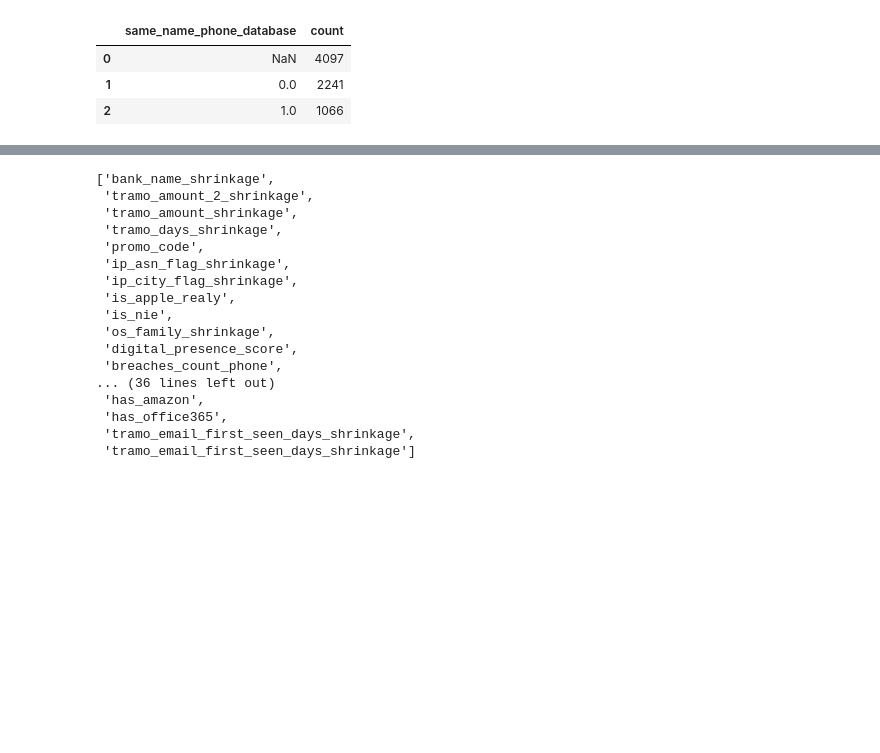
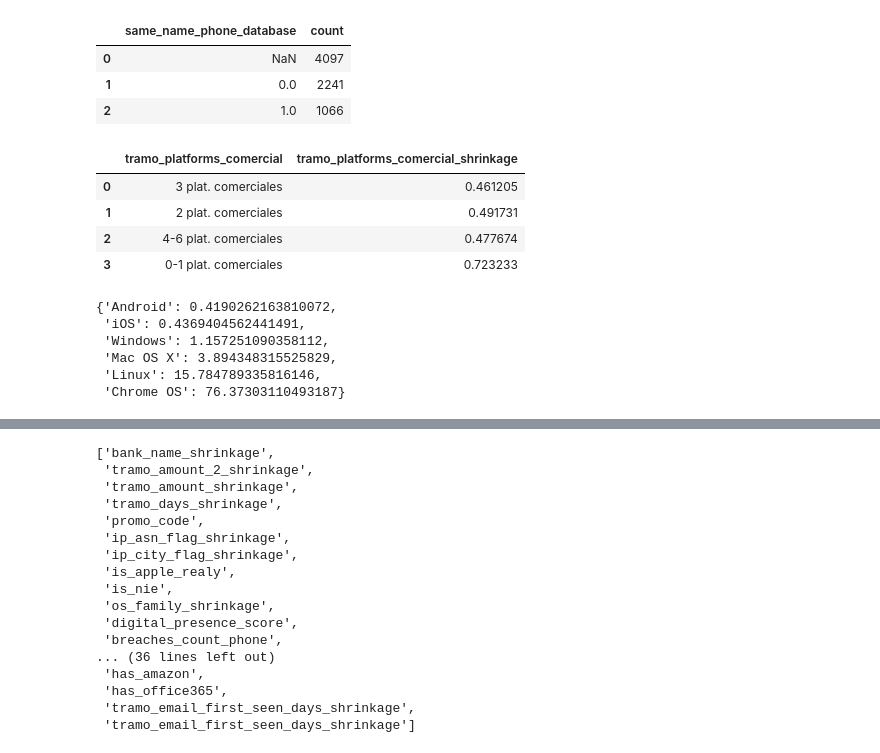
Before and after one commit to cgomez-QB/Fraud-Model, a Jupyter notebook: src/first_exploration/exploratory_data_analysis.ipynb, the cells around one changed output, grey strips where cells are left out. Saved outputs shown, nothing was run; the diff lists cells and outputs as text; code cells hidden in the pictures; blank space fills up the shorter version.

```diff
--- a/src/first_exploration/exploratory_data_analysis.ipynb
+++ b/src/first_exploration/exploratory_data_analysis.ipynb
@@ -1196,3 +1196,47 @@ df_data = shrinkage(df_data, "tramo_email_first_seen_days")
 lst_col_train.append("tramo_email_first_seen_days_shrinkage")
 df_data = shrinkage(df_data, "tramo_phone_first_seen_days")
 lst_col_train.append("tramo_email_first_seen_days_shrinkage")
+# %%
+dct_columns = {
+    "bank_name": "bank_name_shrinkage",
+    "tramo_amount_2": "tramo_amount_2_shrinkage",
+    "tramo_days": "tramo_days_shrinkage",
+    "ip_asn_flag": "ip_asn_flag_shrinkage",
+    "ip_city_flag": "ip_city_flag_shrinkage",
+    "os_family": "os_family_shrinkage",
+    "tramo_platforms":"tramo_platforms_shrinkage",
+    "tramo_platforms_network_tools":"tramo_platforms_network_tools_shrinkage",
+    "tramo_good_behavioral_apps":"tramo_good_behavioral_apps_shrinkage",
+    "tramo_platforms_comercial":"tramo_platforms_comercial_shrinkage"
+}
+
+for key,val in dct_columns.items():
+
+    df_data[[key, val]]
+
+    df_count = df_data[[key, val]].value_counts().reset_index()
+
+    df_count = df_count[[key, val]]
+    df_count.to_csv(f"../data/datos/{val}.csv", index=False)
+df_count
+# %% [output]
+|  | tramo_platforms_comercial | tramo_platforms_comercial_shrinkage |
+| 0 | 3 plat. comerciales | 0.461205 |
+| 1 | 2 plat. comerciales | 0.491731 |
+| 2 | 4-6 plat. comerciales | 0.477674 |
+| 3 | 0-1 plat. comerciales | 0.723233 |
+# %%
+df_testeo = pd.read_csv("../data/datos/os_family_shrinkage.csv")
+
+dct = dict(
+    zip(df_testeo["os_family"], df_testeo["os_family_shrinkage"])
+)
+
+dct
+# %% [output]
+{'Android': 0.4190262163810072,
+ 'iOS': 0.4369404562441491,
+ 'Windows': 1.157251090358112,
+ 'Mac OS X': 3.894348315525829,
+ 'Linux': 15.784789335816146,
+ 'Chrome OS': 76.37303110493187}
```
Also changed, not shown: parts of 12 cells of this notebook, 3 other files.
